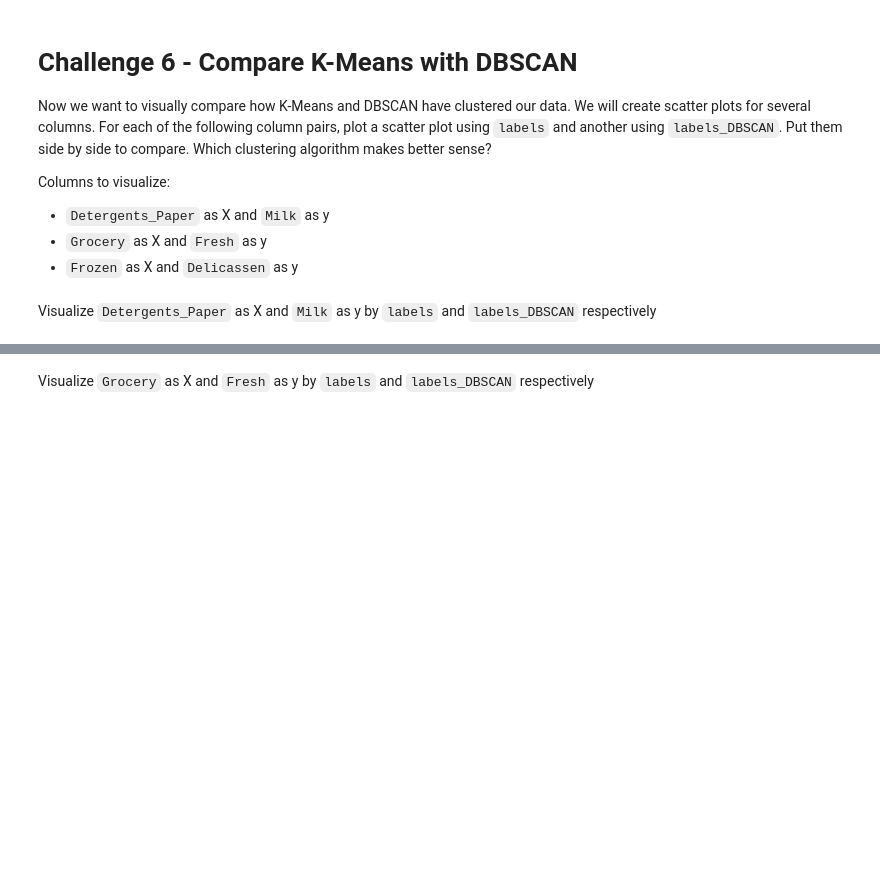
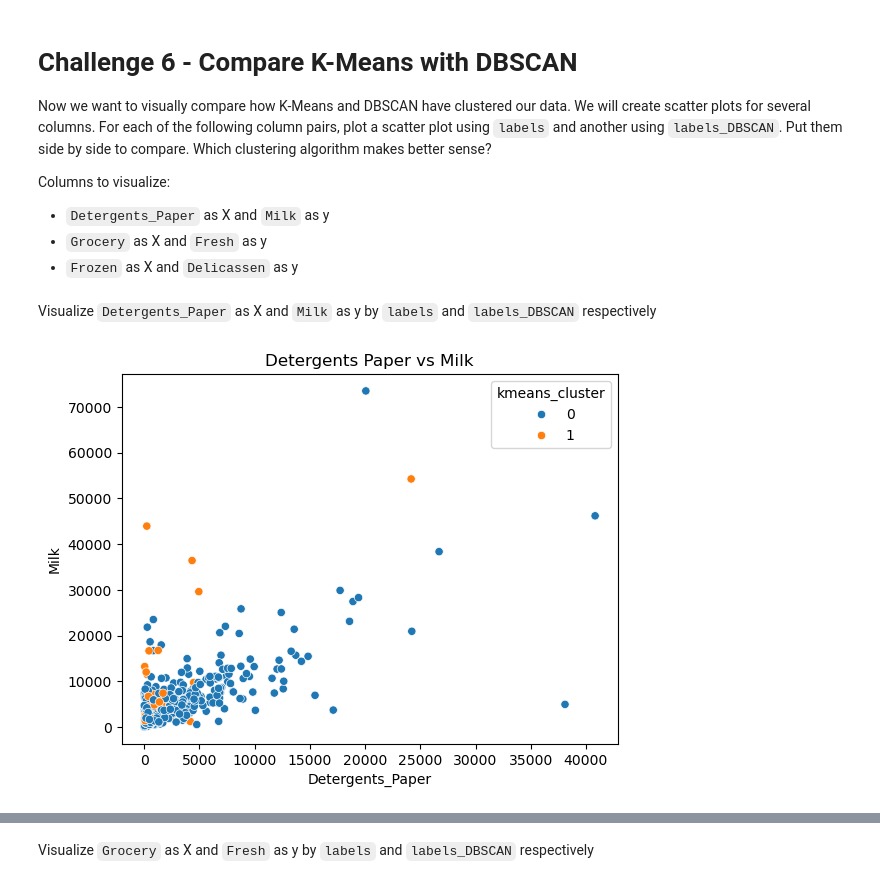
Before and after one commit to vitorferraz19/lab-unsupervised-learning-en, a Jupyter notebook: your-code/main.ipynb, the cells around one changed output, grey strips where cells are left out. Cells and saved outputs as stored; diff of their text form; code cells hidden in the pictures; blank space fills up the shorter version.

```diff
--- a/your-code/main.ipynb
+++ b/your-code/main.ipynb
@@ -360,2 +447,13 @@ from sklearn.cluster import DBSCAN
+# %%
+from sklearn.cluster import DBSCAN
+
+# Initialising the model:
+dbscan = DBSCAN(eps=0.5)
+
+# Fitting the model:
+dbscan.fit(customers_scale)
+
+# Adding labels to the dataset:
+df["dbscan_cluster"] = dbscan.labels_
 # %% [markdown]
 Count the values in `labels_DBSCAN`.
@@ -374,9 +495,9 @@ Columns to visualize:
 # %% [markdown]
 Visualize `Detergents_Paper` as X and `Milk` as y by `labels` and `labels_DBSCAN` respectively
 # %%
-def plot(x,y,hue):
+def plot(x,y,hue, title):
     sns.scatterplot(x=x,
                     y=y,
                     hue=hue)
-    plt.title('Detergents Paper vs Milk ')
-    return plt.show();
+    plt.title(title)
+    return plt.show()
@@ -384,0 +504,4 @@ def plot(x,y,hue):
+# %%
+plot(df["Detergents_Paper"], df["Milk"], df["kmeans_cluster"], "Detergents Paper vs Milk")
+# %% [output]
+[figure, added]
```
Also changed, not shown: parts of 33 cells of this notebook.
